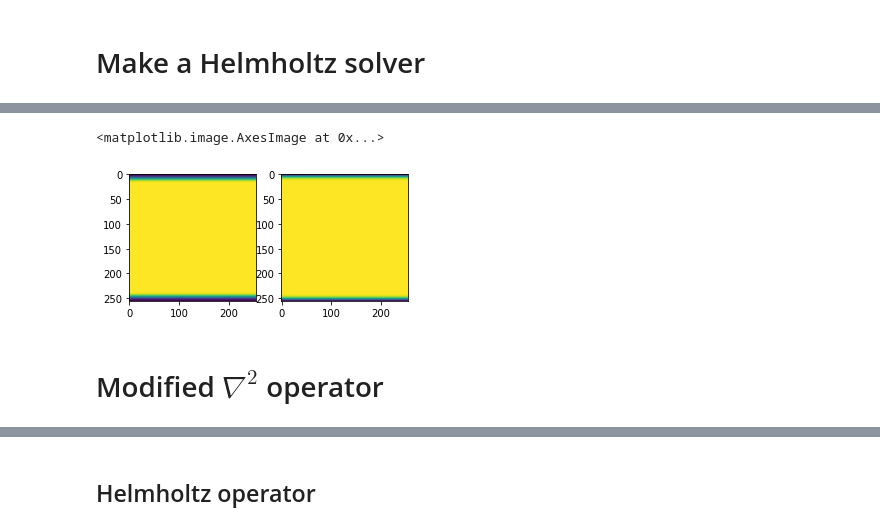
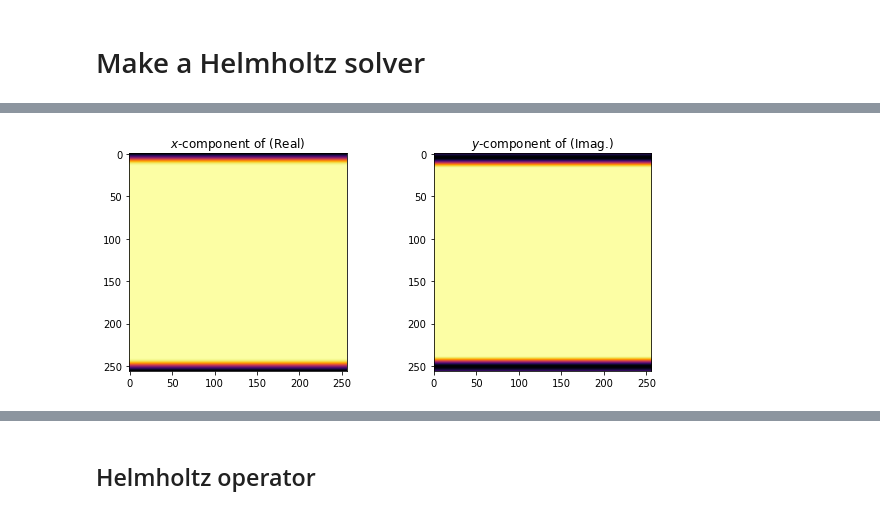
Before and after one commit to ucl-bug/jaxdf, a Jupyter notebook: docs/notebooks/simulate_helmholtz_equation.ipynb, the cells around one changed output, grey strips where cells are left out. Saved outputs shown, nothing was run; the diff lists cells and outputs as text; code cells hidden in the pictures.

```diff
--- a/docs/notebooks/simulate_helmholtz_equation.ipynb
+++ b/docs/notebooks/simulate_helmholtz_equation.ipynb
@@ -70,0 +70,2 @@ pml_f = lambda x: outfield.get_field(0)(global_params, {'x': {}}, x)
+# %%
+Sigma = jops.elementwise(sigma)
@@ -70,0 +74,2 @@ pml_f = lambda x: outfield.get_field(0)(global_params, {'x': {}}, x)
+# %%
+y = Sigma.eval(x=X)
@@ -70,0 +109,13 @@ pml_f = lambda x: outfield.get_field(0)(global_params, {'x': {}}, x)
+# %%
+from jaxdf.core import operator
+
+omega = 1.
+
+def gamma(x):
+    y = Sigma(x)
+    return 1./(1. + 1j*y/omega)
+
+Gamma = operator()(gamma) # Make it an operator
+
+z = Gamma(x=X)
+print(z)
@@ -71,9 +145,14 @@ pml_f = lambda x: outfield.get_field(0)(global_params, {'x': {}}, x)
+# %%
+global_params = z.get_global_params()
 # %%
-fig, ax = plt.subplots(1,2,figsize=(5,12))
-ax[0].imshow(pml_on_grid[...,0].imag)
-ax[1].imshow(pml_on_grid[...,0].real)
+pml_on_grid = z.get_field_on_grid(0)(global_params, {'x': {}})
+
+# Plot the field
+fig, ax = plt.subplots(1,2,figsize=(10,4))
+ax[0].imshow(pml_on_grid[...,0].real, cmap="inferno")
+ax[0].set_title("$x$-component of (Real)")
+ax[1].imshow(pml_on_grid[...,0].imag, cmap="inferno")
+ax[1].set_title("$y$-component of (Imag.)")
+plt.show()
 # %% [output]
-<matplotlib.image.AxesImage at 0x...>
-[figure, old version]
+[figure, new version]
-# %% [markdown]
-# Modified $\nabla^2$ operator
```
Also changed, not shown: parts of 43 cells of this notebook, 5 other files.
